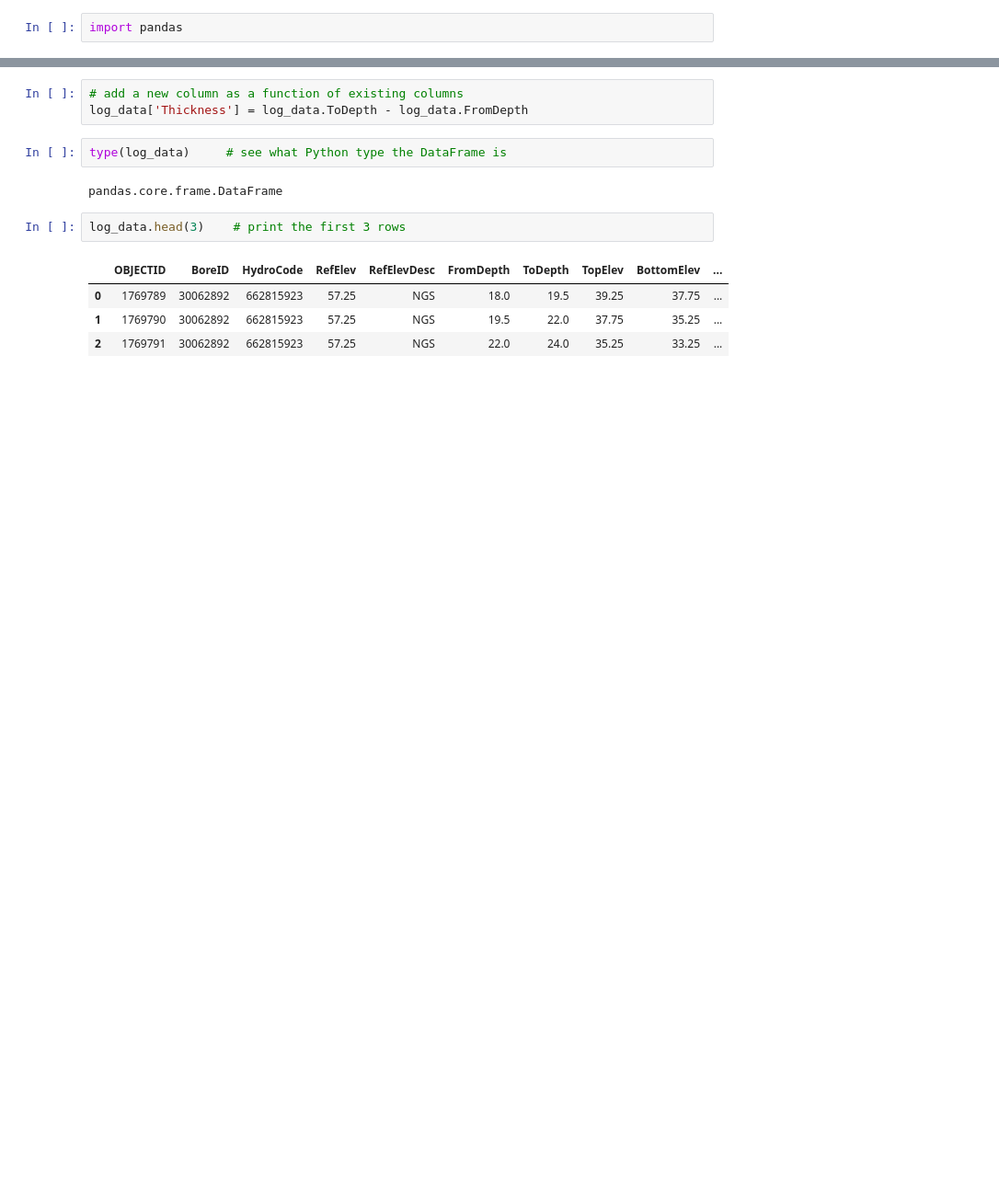
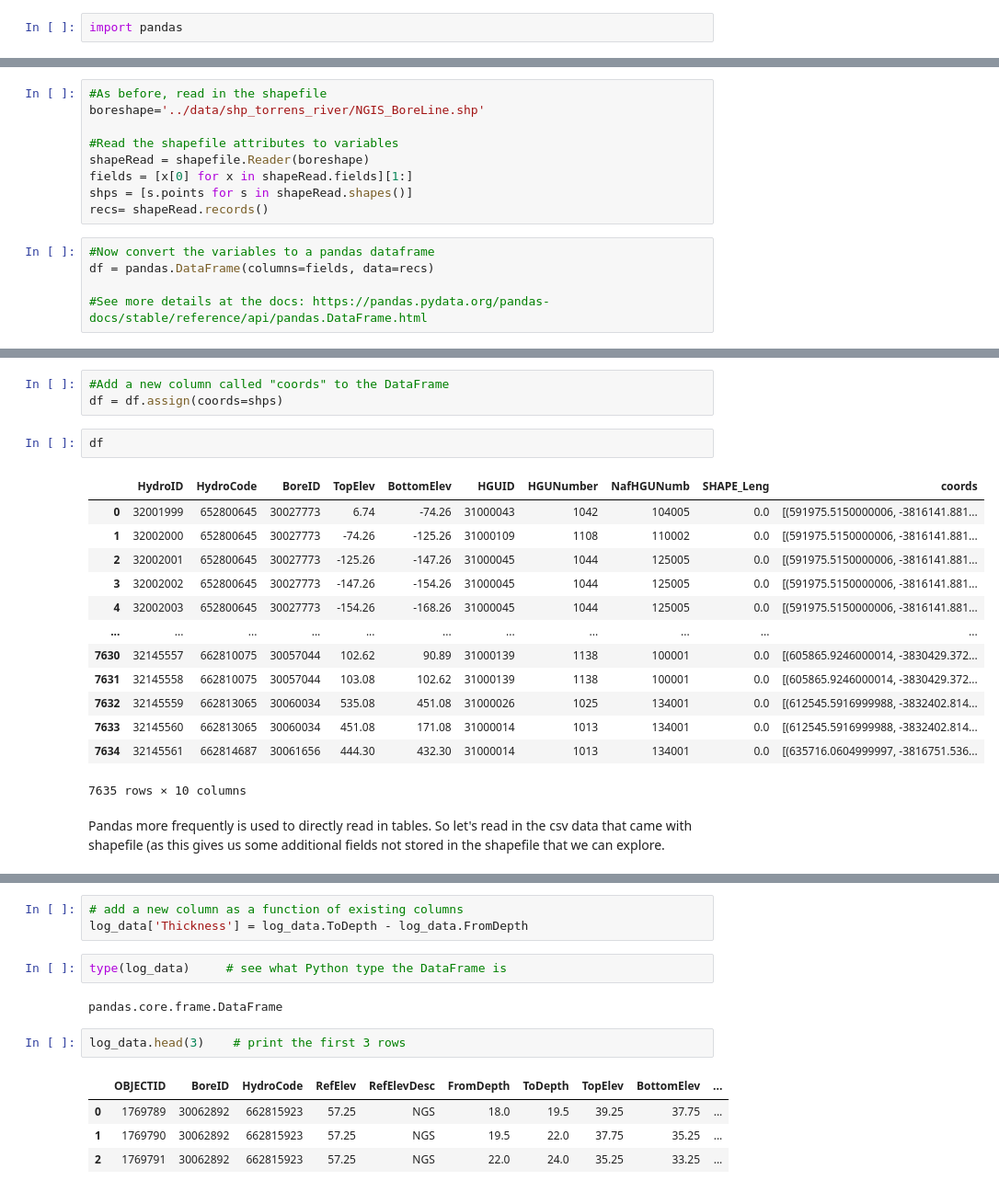
Before and after one commit to Sydney-Informatics-Hub/geopython, a Jupyter notebook: _ipynb/01b-dataframes.ipynb, the cells around one changed output, grey strips where cells are left out. Shown at 92% size. Cells and saved outputs as stored; diff of their text form; blank space fills up the shorter version.

```diff
--- a/_ipynb/01b-dataframes.ipynb
+++ b/_ipynb/01b-dataframes.ipynb
@@ -121,0 +139,14 @@ log_data=pandas.read_csv("../data/shp_torrens_river/NGIS_LithologyLog.csv",\
+# %%
+#As before, read in the shapefile
+boreshape='../data/shp_torrens_river/NGIS_BoreLine.shp'
+
+#Read the shapefile attributes to variables
+shapeRead = shapefile.Reader(boreshape)
+fields = [x[0] for x in shapeRead.fields][1:]
+shps = [s.points for s in shapeRead.shapes()]
+recs= shapeRead.records()
+# %%
+#Now convert the variables to a pandas dataframe
+df = pandas.DataFrame(columns=fields, data=recs)
+
+#See more details at the docs: https://pandas.pydata.org/pandas-docs/stable/reference/api/pandas.DataFrame.html
@@ -121,0 +169,21 @@ log_data=pandas.read_csv("../data/shp_torrens_river/NGIS_LithologyLog.csv",\
+# %%
+#Add a new column called "coords" to the DataFrame
+df = df.assign(coords=shps)
+# %%
+df
+# %% [output]
+|  | HydroID | HydroCode | BoreID | TopElev | BottomElev | HGUID | HGUNumber | NafHGUNumb | SHAPE_Leng | coords |
+| 0 | 32001999 | 652800645 | 30027773 | 6.74 | -74.26 | 31000043 | 1042 | 104005 | 0.0 | [(591975.5150000006, -3816141.881... |
+| 1 | 32002000 | 652800645 | 30027773 | -74.26 | -125.26 | 31000109 | 1108 | 110002 | 0.0 | [(591975.5150000006, -3816141.881... |
+| 2 | 32002001 | 652800645 | 30027773 | -125.26 | -147.26 | 31000045 | 1044 | 125005 | 0.0 | [(591975.5150000006, -3816141.881... |
+| 3 | 32002002 | 652800645 | 30027773 | -147.26 | -154.26 | 31000045 | 1044 | 125005 | 0.0 | [(591975.5150000006, -3816141.881... |
+| 4 | 32002003 | 652800645 | 30027773 | -154.26 | -168.26 | 31000045 | 1044 | 125005 | 0.0 | [(591975.5150000006, -3816141.881... |
+| ... | ... | ... | ... | ... | ... | ... | ... | ... | ... | ... |
+| 7630 | 32145557 | 662810075 | 30057044 | 102.62 | 90.89 | 31000139 | 1138 | 100001 | 0.0 | [(605865.9246000014, -3830429.372... |
+| 7631 | 32145558 | 662810075 | 30057044 | 103.08 | 102.62 | 31000139 | 1138 | 100001 | 0.0 | [(605865.9246000014, -3830429.372... |
+| 7632 | 32145559 | 662813065 | 30060034 | 535.08 | 451.08 | 31000026 | 1025 | 134001 | 0.0 | [(612545.5916999988, -3832402.814... |
+| 7633 | 32145560 | 662813065 | 30060034 | 451.08 | 171.08 | 31000014 | 1013 | 134001 | 0.0 | [(612545.5916999988, -3832402.814... |
+| 7634 | 32145561 | 662814687 | 30061656 | 444.30 | 432.30 | 31000014 | 1013 | 134001 | 0.0 | [(635716.0604999997, -3816751.536... |
+7635 rows × 10 columns
+# %% [markdown]
+Pandas more frequently is used to directly read in tables. So let's read in the csv data that came with shapefile (as this gives us some additional fields not stored in the shapefile that we can explore.
```
Also changed, not shown: parts of 23 cells of this notebook, 2 other files.
